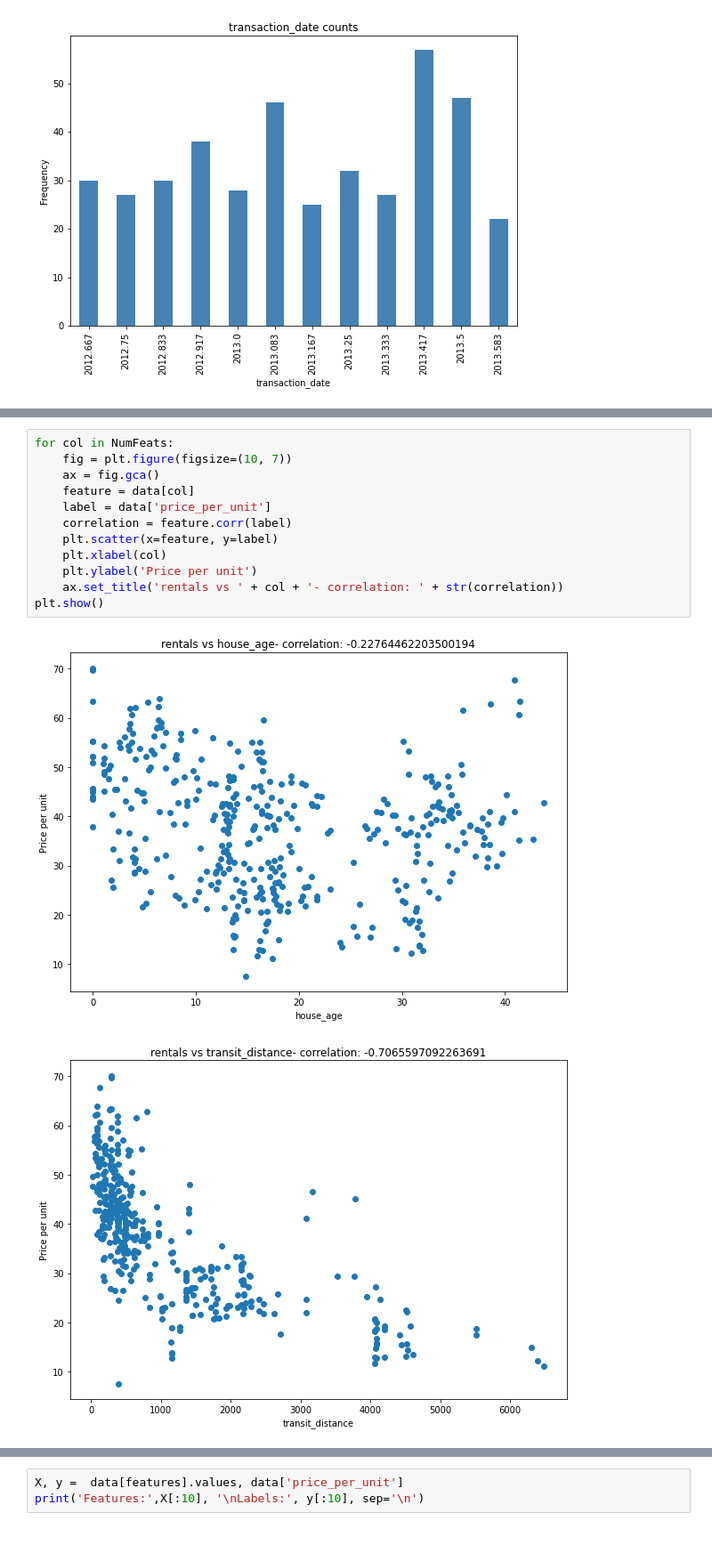
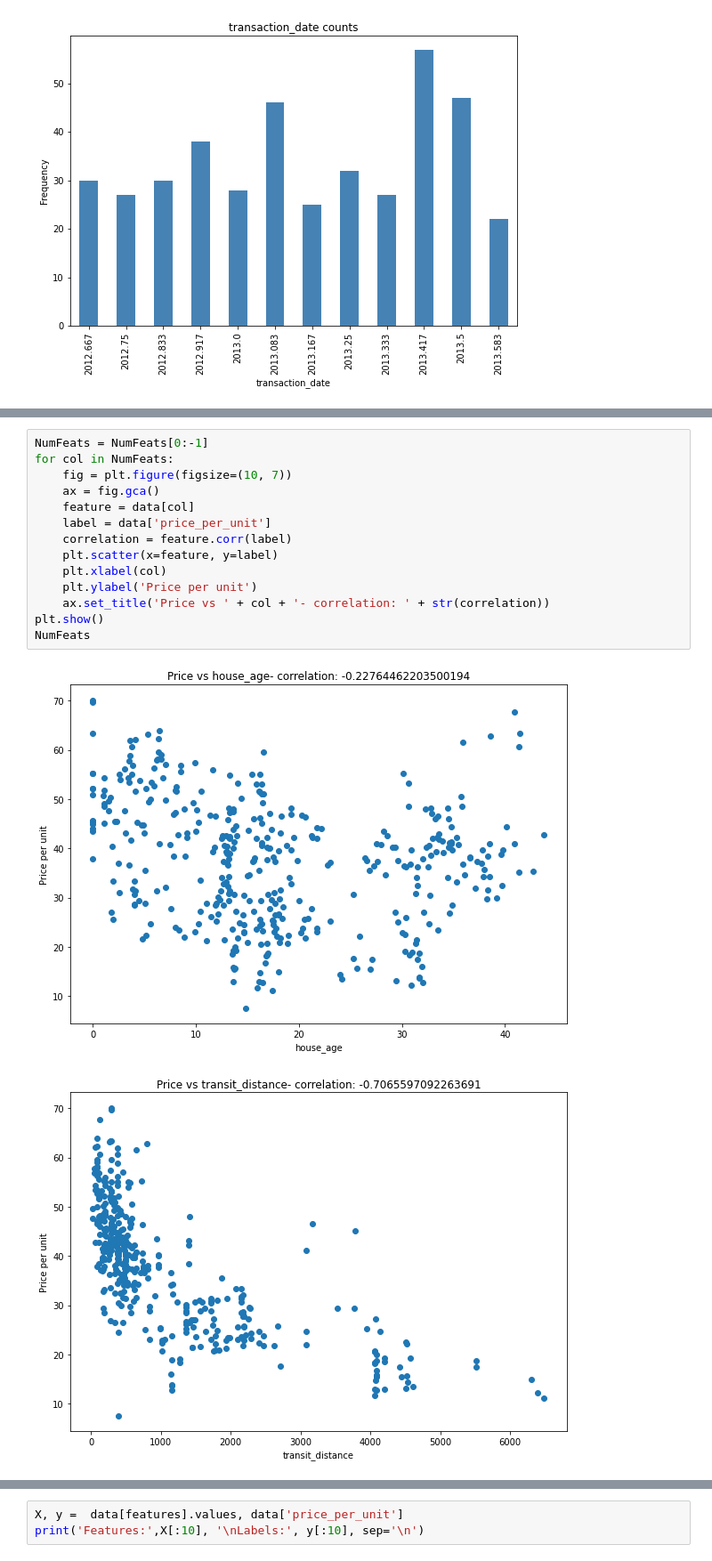
Before and after one commit to BanuelosCarlos/House-Price-Regression, a Jupyter notebook: Real Estate Regression Challenge.ipynb, the cells around one changed output, grey strips where cells are left out. Shown: that part at 89% size. Drawn from its saved outputs; the diff is of its cells as text.

```diff
--- a/Real Estate Regression Challenge.ipynb
+++ b/Real Estate Regression Challenge.ipynb
@@ -201,15 +245,17 @@ plt.show()
 # %%
+NumFeats = NumFeats[0:-1]
 for col in NumFeats:
     fig = plt.figure(figsize=(10, 7))
     ax = fig.gca()
     feature = data[col]
     label = data['price_per_unit']
     correlation = feature.corr(label)
     plt.scatter(x=feature, y=label)
     plt.xlabel(col)
     plt.ylabel('Price per unit')
-    ax.set_title('rentals vs ' + col + '- correlation: ' + str(correlation))
+    ax.set_title('Price vs ' + col + '- correlation: ' + str(correlation))
 plt.show()
+NumFeats
 # %% [output]
-[figure, old version]
+[figure, new version]
-[figure, old version]
+[figure, new version]
```
Also changed, not shown: parts of 21 cells of this notebook, 1 other file.
